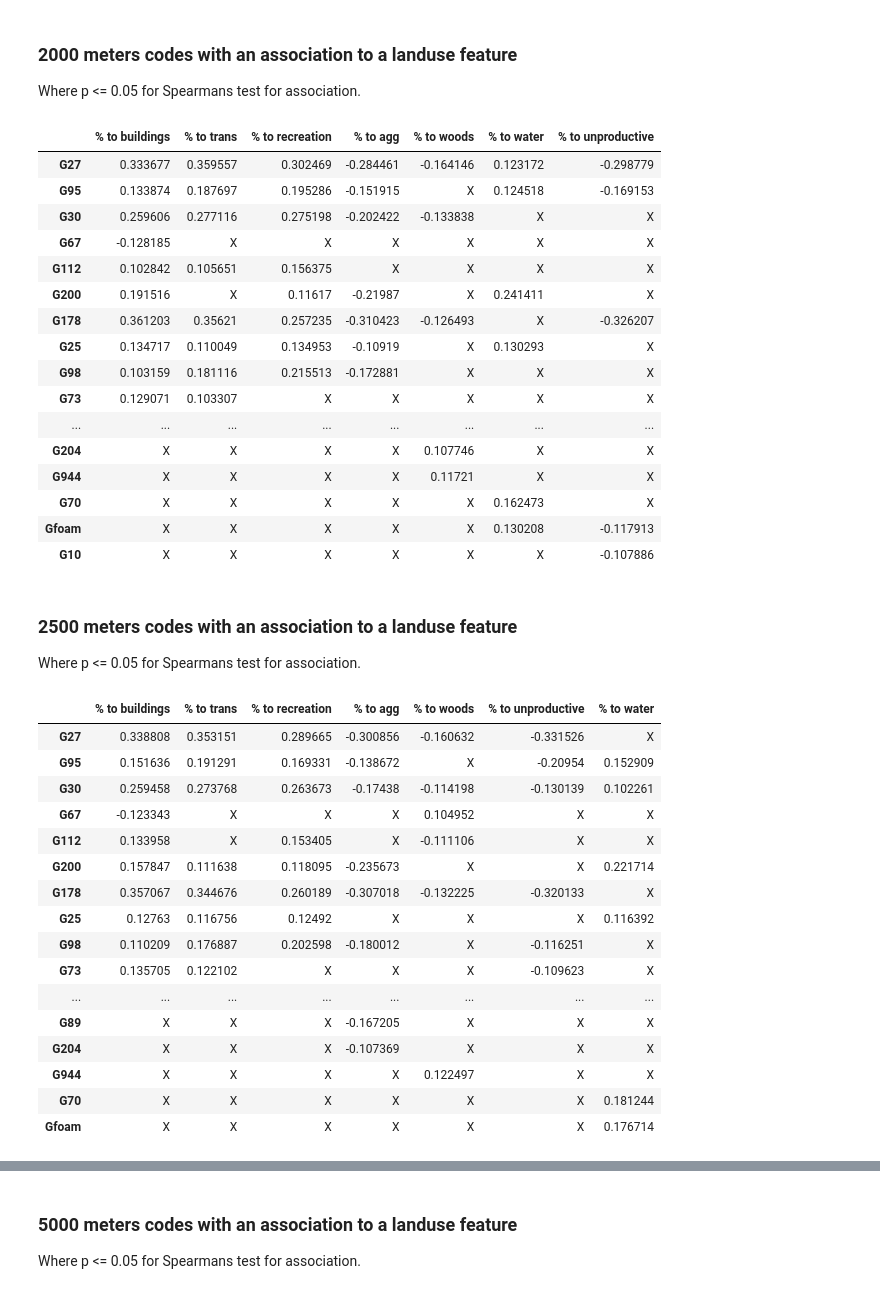
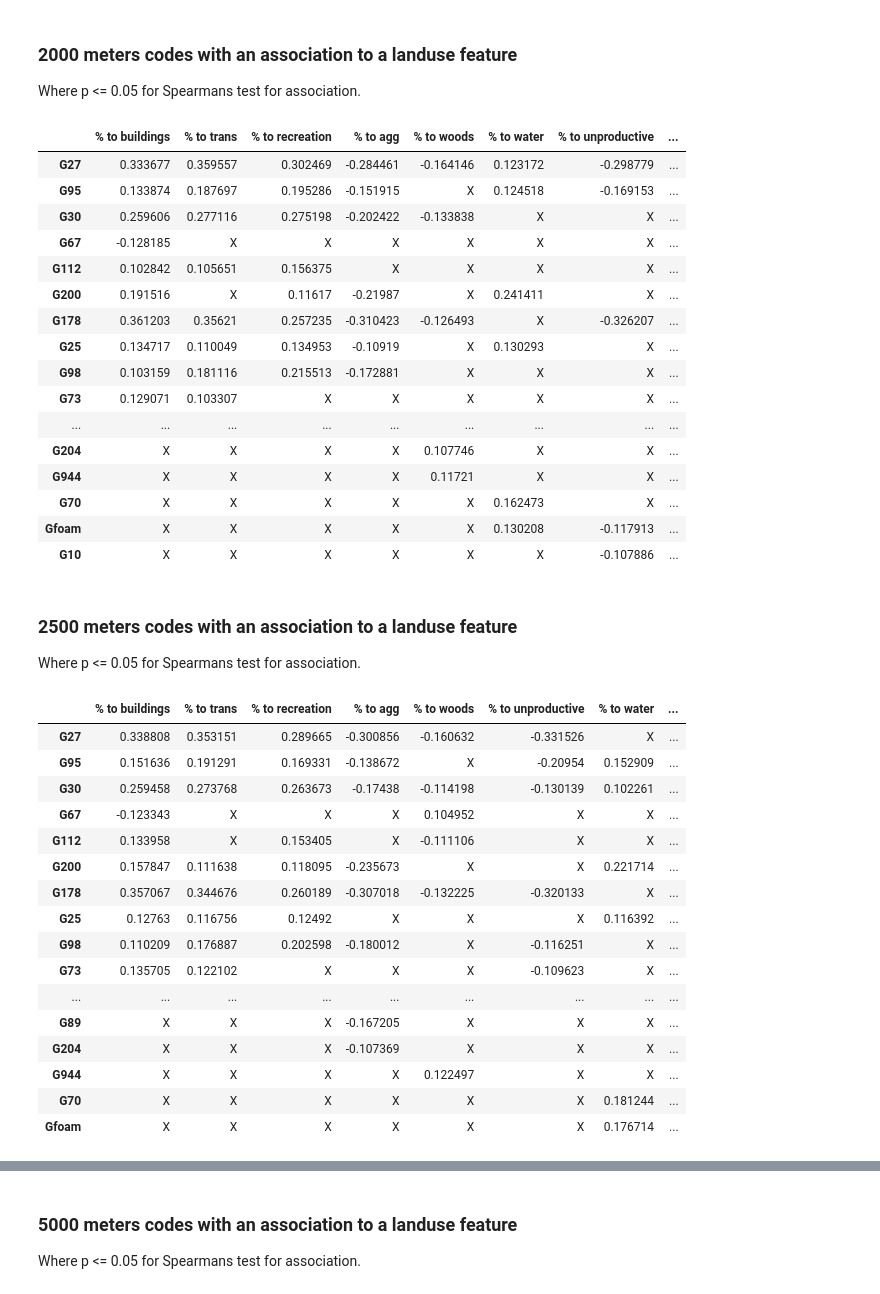
Before and after one commit to hammerdirt-analyst/landuse, a Jupyter notebook: land_use_buffers.ipynb, the cells around one changed output, grey strips where cells are left out. Drawn from its saved outputs; the diff is of its cells as text; code cells hidden in the pictures.

```diff
--- a/land_use_buffers.ipynb
+++ b/land_use_buffers.ipynb
@@ -204,50 +204,51 @@ data = pd.DataFrame(index = fd.location.unique())
 abundant_codes = fd[fd.quantity > 30].code.unique()
 
 # getting a list of the current landuse categories
 add_these_cols = lu_2000.label.unique()
 
 # counting the number of points inside the buffer for each category and location
 bufferdata = lu_2000.groupby(['slug','label'], as_index=False).AS18_27.count()
 
 these_groups = list(group_parts.keys())
 
 some_data = aggregate_buffer_data(data, add_these_cols, bufferdata, label_keys)
 
 sd_0 = adjusted_land_use(some_data, label_keys)
 
 sd_1 = account_for_adj_luse(data, label_keys)
 
 sd_2 = aggregate_the_luse_groups(data, add_these_cols, group_parts, as_1827_part)
 
 fd_luse = assign_luse_stat_to_survey_results(fd, sd_2,som_cols)
 
 this_data = fd_luse[[unit_label,*som_cols, 'code']]
 
 myresults = check_hypothesis(this_data, abundant_codes, som_cols, stats.spearmanr)
 
 srho_results_2000 = pd.DataFrame.from_dict(myresults, orient='index')
 srho_results_2000.fillna("X", inplace=True)
+srho_results_2000['dist'] = 2000
 
 # the survey data with land use attached
 srho_results_2000
 # %% [output]
-|  | % to buildings | % to trans | % to recreation | % to agg | % to woods | % to water | % to unproductive |
-| G27 | 0.333677 | 0.359557 | 0.302469 | -0.284461 | -0.164146 | 0.123172 | -0.298779 |
-| G95 | 0.133874 | 0.187697 | 0.195286 | -0.151915 | X | 0.124518 | -0.169153 |
-| G30 | 0.259606 | 0.277116 | 0.275198 | -0.202422 | -0.133838 | X | X |
-| G67 | -0.128185 | X | X | X | X | X | X |
-| G112 | 0.102842 | 0.105651 | 0.156375 | X | X | X | X |
-| G200 | 0.191516 | X | 0.11617 | -0.21987 | X | 0.241411 | X |
-| G178 | 0.361203 | 0.35621 | 0.257235 | -0.310423 | -0.126493 | X | -0.326207 |
-| G25 | 0.134717 | 0.110049 | 0.134953 | -0.10919 | X | 0.130293 | X |
-| G98 | 0.103159 | 0.181116 | 0.215513 | -0.172881 | X | X | X |
-| G73 | 0.129071 | 0.103307 | X | X | X | X | X |
-| ... | ... | ... | ... | ... | ... | ... | ... |
-| G204 | X | X | X | X | 0.107746 | X | X |
-| G944 | X | X | X | X | 0.11721 | X | X |
-| G70 | X | X | X | X | X | 0.162473 | X |
-| Gfoam | X | X | X | X | X | 0.130208 | -0.117913 |
-| G10 | X | X | X | X | X | X | -0.107886 |
+|  | % to buildings | % to trans | % to recreation | % to agg | % to woods | % to water | % to unproductive | ... |
+| G27 | 0.333677 | 0.359557 | 0.302469 | -0.284461 | -0.164146 | 0.123172 | -0.298779 | ... |
+| G95 | 0.133874 | 0.187697 | 0.195286 | -0.151915 | X | 0.124518 | -0.169153 | ... |
+| G30 | 0.259606 | 0.277116 | 0.275198 | -0.202422 | -0.133838 | X | X | ... |
+| G67 | -0.128185 | X | X | X | X | X | X | ... |
+| G112 | 0.102842 | 0.105651 | 0.156375 | X | X | X | X | ... |
+| G200 | 0.191516 | X | 0.11617 | -0.21987 | X | 0.241411 | X | ... |
+| G178 | 0.361203 | 0.35621 | 0.257235 | -0.310423 | -0.126493 | X | -0.326207 | ... |
+| G25 | 0.134717 | 0.110049 | 0.134953 | -0.10919 | X | 0.130293 | X | ... |
+| G98 | 0.103159 | 0.181116 | 0.215513 | -0.172881 | X | X | X | ... |
+| G73 | 0.129071 | 0.103307 | X | X | X | X | X | ... |
+| ... | ... | ... | ... | ... | ... | ... | ... | ... |
+| G204 | X | X | X | X | 0.107746 | X | X | ... |
+| G944 | X | X | X | X | 0.11721 | X | X | ... |
+| G70 | X | X | X | X | X | 0.162473 | X | ... |
+| Gfoam | X | X | X | X | X | 0.130208 | -0.117913 | ... |
+| G10 | X | X | X | X | X | X | -0.107886 | ... |
 # %% [markdown]
 ### 2500 meters codes with an association to a landuse feature
 
@@ -290,24 +291,25 @@ myresults = check_hypothesis(this_data, abundant_codes, som_cols, stats.spearman
 
 srho_results_2500 = pd.DataFrame.from_dict(myresults, orient='index')
 srho_results_2500.fillna("X", inplace=True)
+srho_results_2500['dist'] = 2500
 
 # the survey data with land use attached
 srho_results_2500
 # %% [output]
-|  | % to buildings | % to trans | % to recreation | % to agg | % to woods | % to unproductive | % to water |
-| G27 | 0.338808 | 0.353151 | 0.289665 | -0.300856 | -0.160632 | -0.331526 | X |
-| G95 | 0.151636 | 0.191291 | 0.169331 | -0.138672 | X | -0.20954 | 0.152909 |
-| G30 | 0.259458 | 0.273768 | 0.263673 | -0.17438 | -0.114198 | -0.130139 | 0.102261 |
-| G67 | -0.123343 | X | X | X | 0.104952 | X | X |
-| G112 | 0.133958 | X | 0.153405 | X | -0.111106 | X | X |
-| G200 | 0.157847 | 0.111638 | 0.118095 | -0.235673 | X | X | 0.221714 |
-| G178 | 0.357067 | 0.344676 | 0.260189 | -0.307018 | -0.132225 | -0.320133 | X |
-| G25 | 0.12763 | 0.116756 | 0.12492 | X | X | X | 0.116392 |
-| G98 | 0.110209 | 0.176887 | 0.202598 | -0.180012 | X | -0.116251 | X |
-| G73 | 0.135705 | 0.122102 | X | X | X | -0.109623 | X |
-| ... | ... | ... | ... | ... | ... | ... | ... |
-| G89 | X | X | X | -0.167205 | X | X | X |
-| G204 | X | X | X | -0.107369 | X | X | X |
-| G944 | X | X | X | X | 0.122497 | X | X |
-| G70 | X | X | X | X | X | X | 0.181244 |
-| Gfoam | X | X | X | X | X | X | 0.176714 |
+|  | % to buildings | % to trans | % to recreation | % to agg | % to woods | % to unproductive | % to water | ... |
+| G27 | 0.338808 | 0.353151 | 0.289665 | -0.300856 | -0.160632 | -0.331526 | X | ... |
+| G95 | 0.151636 | 0.191291 | 0.169331 | -0.138672 | X | -0.20954 | 0.152909 | ... |
+| G30 | 0.259458 | 0.273768 | 0.263673 | -0.17438 | -0.114198 | -0.130139 | 0.102261 | ... |
+| G67 | -0.123343 | X | X | X | 0.104952 | X | X | ... |
+| G112 | 0.133958 | X | 0.153405 | X | -0.111106 | X | X | ... |
+| G200 | 0.157847 | 0.111638 | 0.118095 | -0.235673 | X | X | 0.221714 | ... |
+| G178 | 0.357067 | 0.344676 | 0.260189 | -0.307018 | -0.132225 | -0.320133 | X | ... |
+| G25 | 0.12763 | 0.116756 | 0.12492 | X | X | X | 0.116392 | ... |
+| G98 | 0.110209 | 0.176887 | 0.202598 | -0.180012 | X | -0.116251 | X | ... |
+| G73 | 0.135705 | 0.122102 | X | X | X | -0.109623 | X | ... |
+| ... | ... | ... | ... | ... | ... | ... | ... | ... |
+| G89 | X | X | X | -0.167205 | X | X | X | ... |
+| G204 | X | X | X | -0.107369 | X | X | X | ... |
+| G944 | X | X | X | X | 0.122497 | X | X | ... |
+| G70 | X | X | X | X | X | X | 0.181244 | ... |
+| Gfoam | X | X | X | X | X | X | 0.176714 | ... |
```
Also changed, not shown: parts of 13 cells of this notebook, 5 other files.
